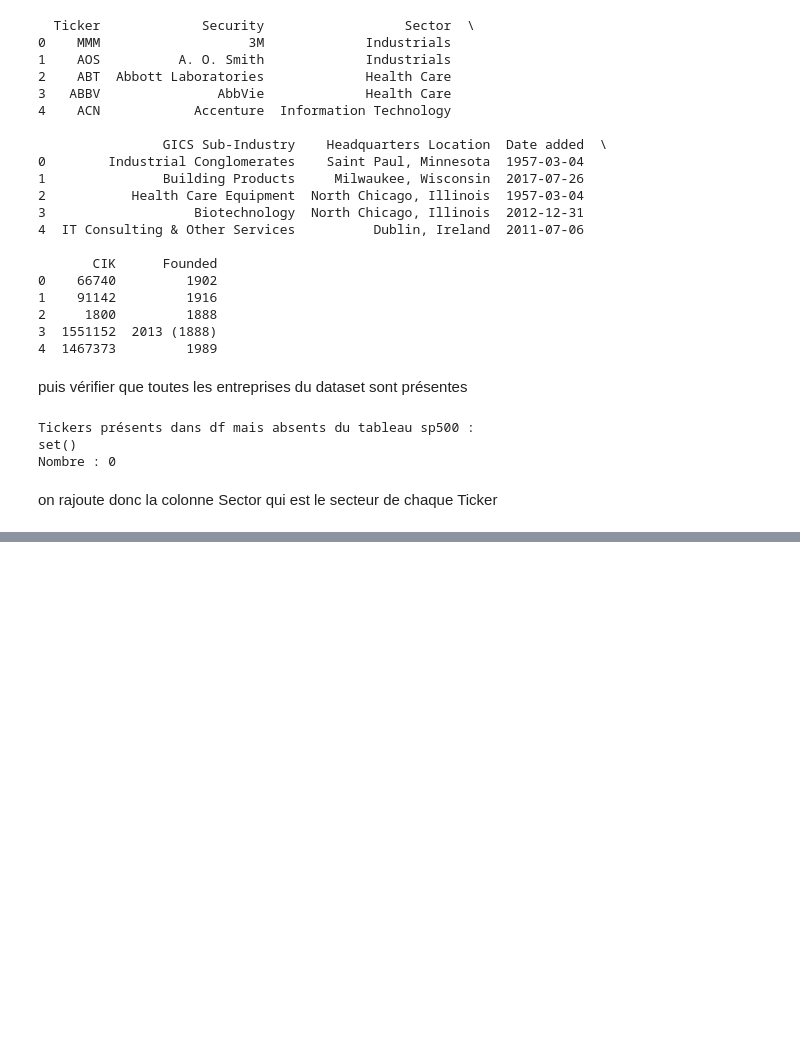
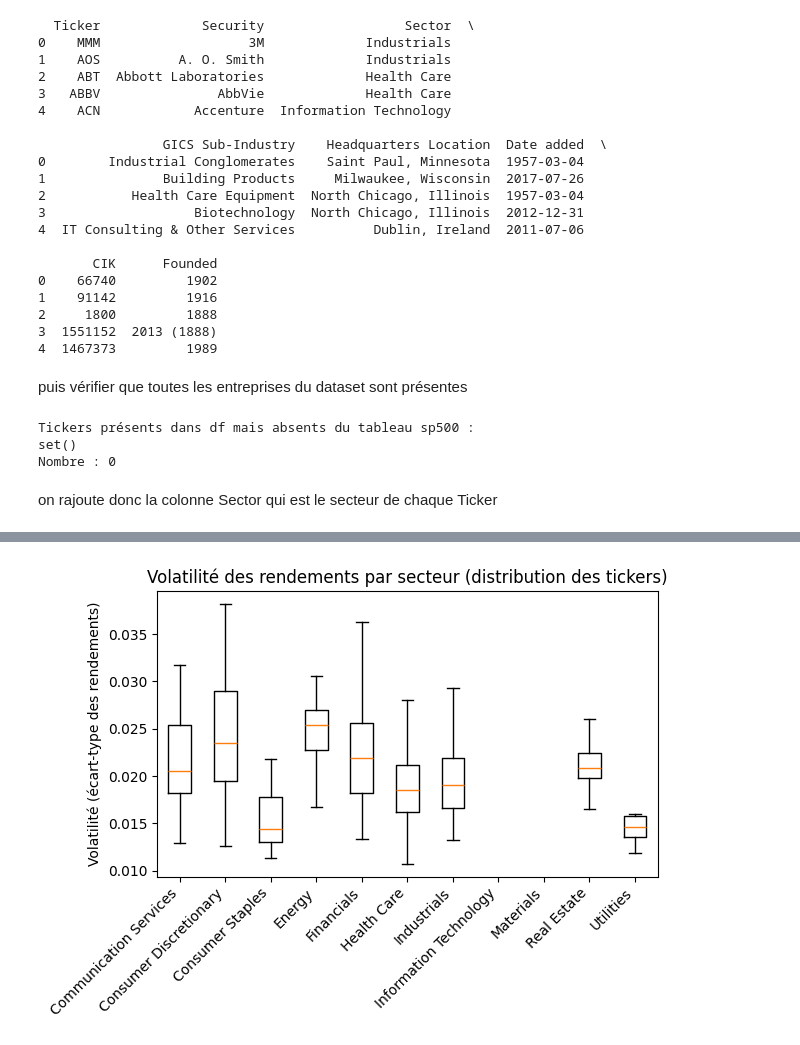
Before and after one commit to diabitbol/alpha-ranking-benchmark, a Jupyter notebook: description/description_2.ipynb, the cells around one changed output, grey strips where cells are left out. Saved outputs shown, nothing was run; the diff lists cells and outputs as text; code cells hidden in the pictures; blank space fills up the shorter version.

Commit message:
description per sectors

```diff
--- a/description/description_2.ipynb
+++ b/description/description_2.ipynb
@@ -59,6 +59,8 @@ Nombre : 0
 # %% [markdown]
 on rajoute donc la colonne Sector qui est le secteur de chaque Ticker
 # %%
+df = df.sort_values(by=['Ticker', 'Date'])
+
 df = df.merge(
     sp500[['Ticker', 'Sector']],
     on='Ticker',
@@ -66,0 +76,6 @@ df = df.merge(
+# %%
+# Rendement quotidien par ticker
+df['Return'] = df.groupby('Ticker')['Close'].pct_change(fill_method=None)
+
+# Ratio High / Low
+df['HL_ratio'] = df['High'] / df['Low']
@@ -66,0 +116,19 @@ df = df.merge(
+# %%
+# Volatilité par ticker (std sur toute la période)
+ticker_vol = df.groupby(['Ticker', 'Sector'])['Return'].std().reset_index()
+ticker_vol = ticker_vol.rename(columns={'Return': 'volatility'})
+
+# Boxplot par secteur
+plt.figure()
+# On veut un ordre constant des secteurs
+sectors = sorted(ticker_vol['Sector'].unique())
+data_to_plot = [ticker_vol.loc[ticker_vol['Sector'] == s, 'volatility'] for s in sectors]
+
+plt.boxplot(data_to_plot, labels=sectors, showfliers=False)
+plt.xticks(rotation=45, ha='right')
+plt.title("Volatilité des rendements par secteur (distribution des tickers)")
+plt.ylabel("Volatilité (écart-type des rendements)")
+plt.tight_layout()
+plt.show()
+# %% [output]
+[figure, added]
```
Also changed, not shown: parts of 6 cells of this notebook, 1 other file.
